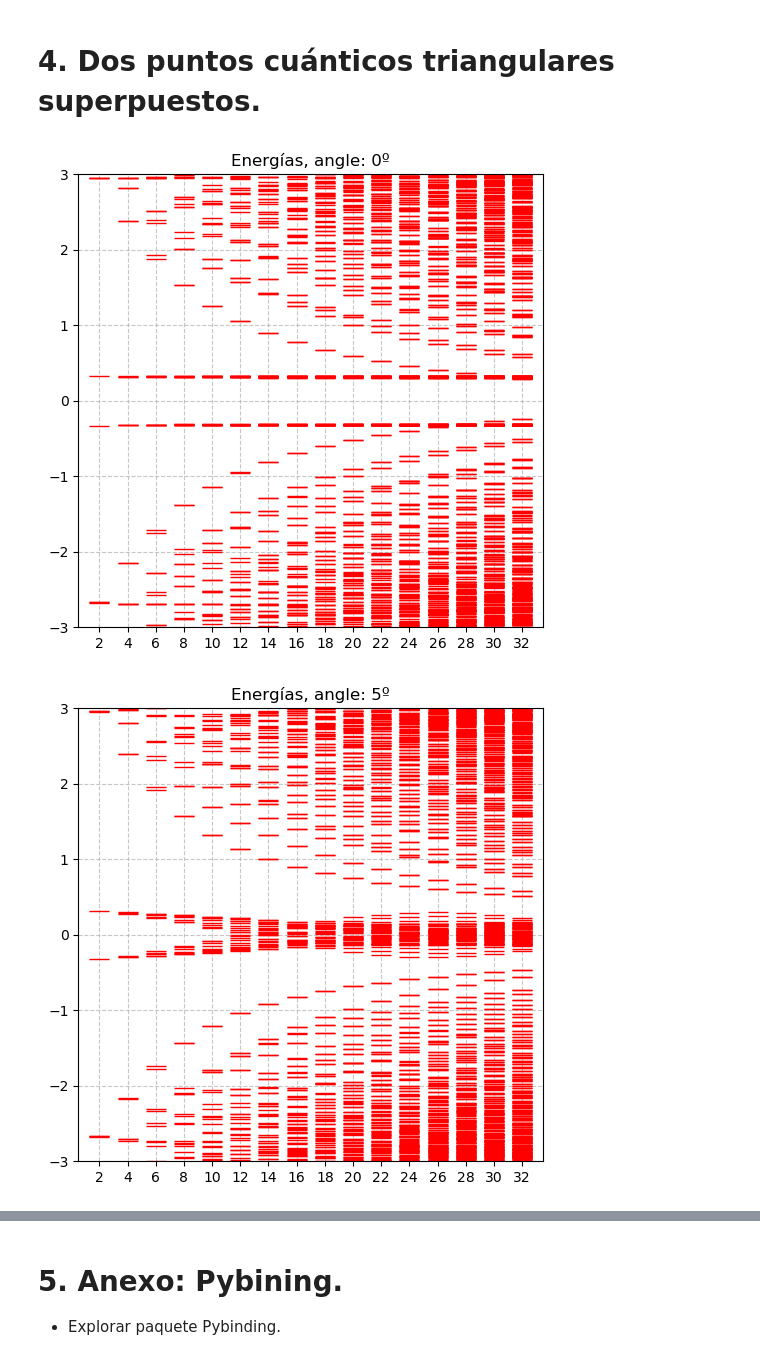
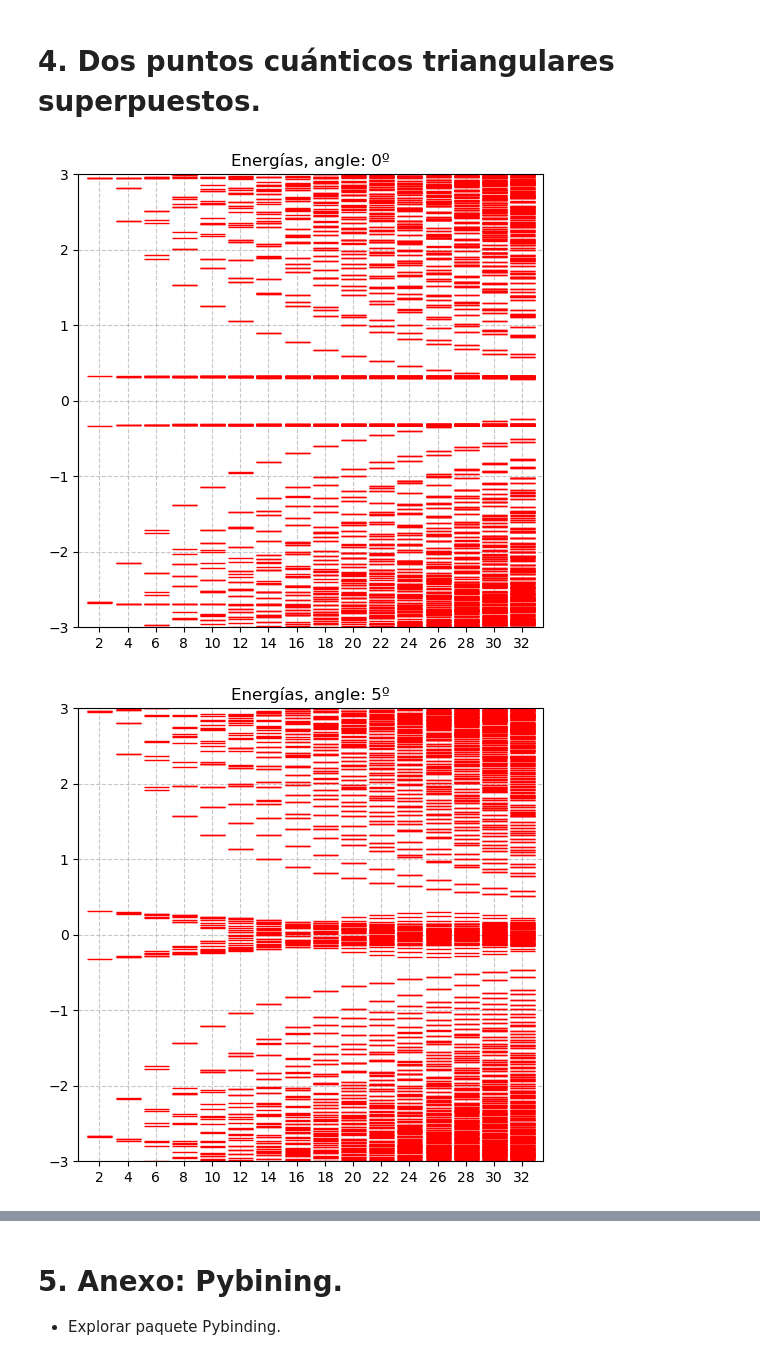
Before and after one commit to eilinlunam/Fisicoquimica-Computacional, a Jupyter notebook: Tarea_4_Enlace_fuerte.ipynb, the cells around one changed output, grey strips where cells are left out. Saved outputs shown, nothing was run; the diff lists cells and outputs as text; code cells hidden in the pictures.

```diff
--- a/Tarea_4_Enlace_fuerte.ipynb
+++ b/Tarea_4_Enlace_fuerte.ipynb
@@ -258,43 +270,27 @@ for i in range(1,21):
 # %% [markdown]
 # 4. Dos puntos cuánticos triangulares superpuestos.
 # %%
-def getH(coords):
-    gamma = -0.39
-    Beta = 3.0
-    t = -3.16
-    nC = len(coords)
-    # Generando matriz de distancias
-    atom = np.ones(nC)
-    C = pd.DataFrame(coords, columns=['x', 'y', 'z'], index=atom)
-    Cs = C[C.index==1]
-    X1, X2 = np.meshgrid(Cs.x,Cs.x)
-    Y1, Y2 = np.meshgrid(Cs.y,Cs.y)
-    Z1, Z2 = np.meshgrid(Cs.z,Cs.z)
-    D = np.sqrt((X2-X1)**2+(Y2-Y1)**2+(Z2-Z1)**2)
-    # Generando matriz H.
-    H = np.zeros((nC, nC))
-    np.fill_diagonal(D, 1000)
-    H[(abs(Z2-Z1)<1e-2)&(abs(D-1.44)<1e-2)]=t
-    H[abs(Z2-Z1)>3.] = gamma*np.exp(-Beta*abs(D[abs(Z2-Z1)>3.]-3.3))
-    return H
-
+gamma = -0.39
+Beta = 3.0
+t = -3.16
 for alpha in [0, 5, 10, 15, 20, 25]:
     fig = plt.figure(figsize=(6,6), dpi=100)
     plt.title("Energías, angle: "+str(alpha)+str("º"))
     nn=34
     for n in range(2, nn, 2):
         coords1 = list(TriangularGraphene(n, d=0.0))
         coords2 = list(TriangularGraphene(n, d=3.3, ang=np.deg2rad(alpha)))
         coords = coords1 + coords2
         X, Y, Z = np.transpose(coords)
-        H=getH(coords)
+        atom = np.ones(len(coords))
+        H=getH(t, gamma, Beta, atom, coords)
         E, eigvec = np.linalg.eigh(H)
-        plt.plot(np.zeros(len(coords))+n, E, "_r", ms=15) #markeredgewidth=2.5)
+        plt.plot(np.zeros(len(coords))+n, E, "_r", ms=18) #markeredgewidth=2.5)
         #plt.scatter(np.zeros(len(coords))+n, E, c=E/sum(E)*3, marker="_", cmap='jet', ms=10)
     plt.grid(alpha=0.7, ls='--')
     plt.xticks(range(2,nn,2))
     plt.ylim(-3,3)
     plt.show()
 # %% [output]
-[figure, old version]
+[figure, new version]
-[figure, old version]
+[figure, new version]
```
Also changed, not shown: parts of 2 cells of this notebook.
